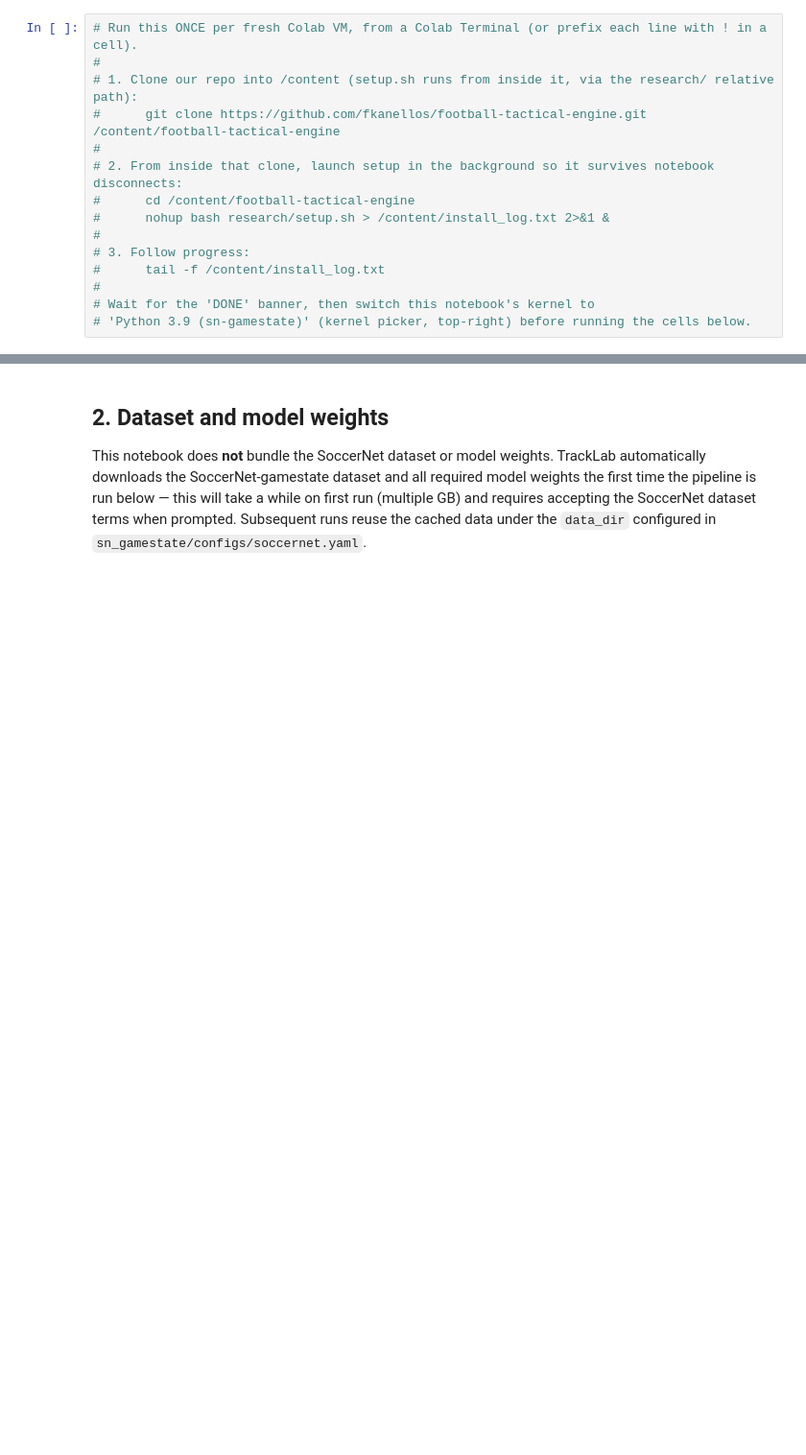
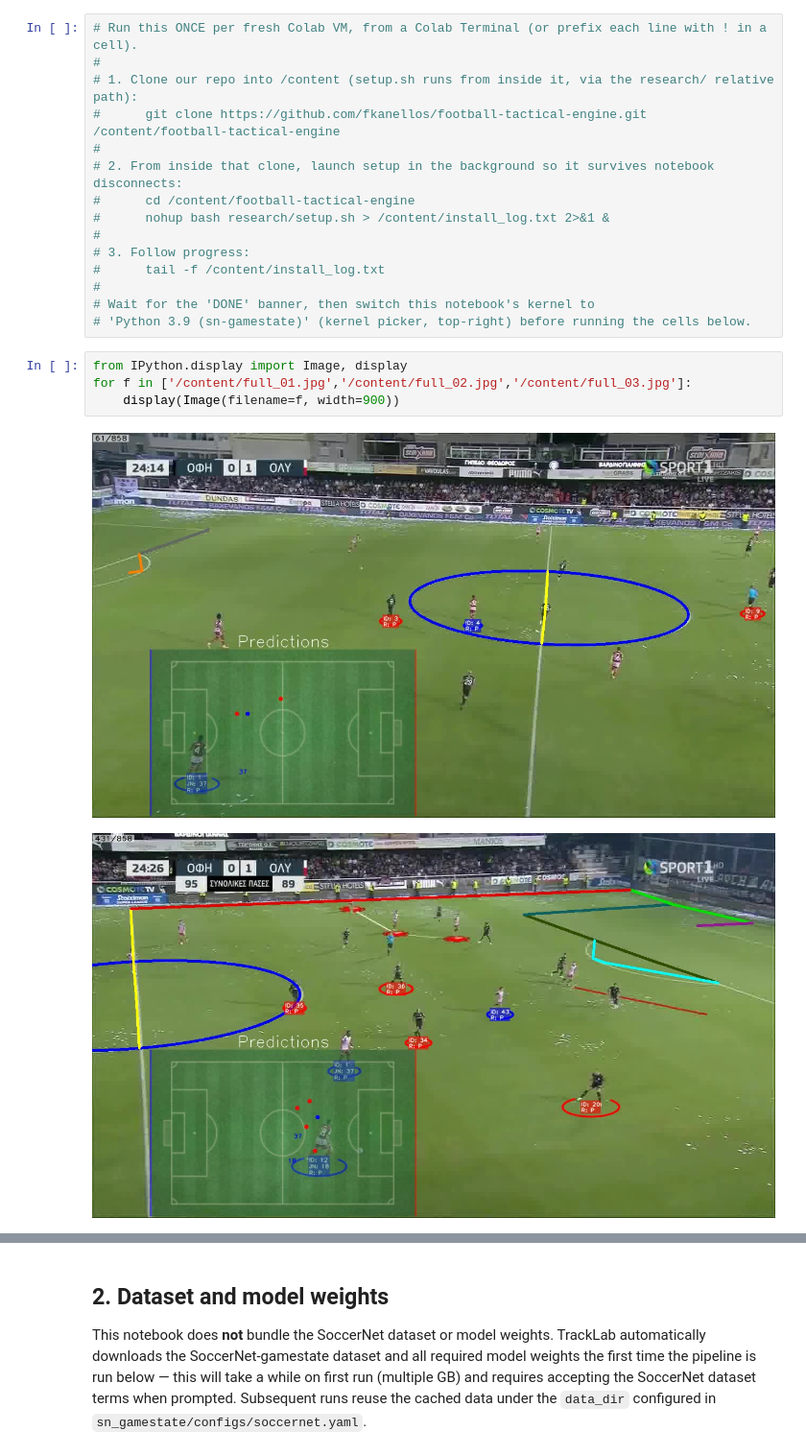
Before and after one commit to fkanellos/football-tactical-engine, a Jupyter notebook: research/00_setup_sn_gamestate.ipynb, the cells around one changed output, grey strips where cells are left out. Shown at 96% size. Saved outputs shown, nothing was run; the diff lists cells and outputs as text; blank space fills up the shorter version.

```diff
--- a/research/00_setup_sn_gamestate.ipynb
+++ b/research/00_setup_sn_gamestate.ipynb
@@ -30,3 +75,10 @@ We do the full environment setup with [`research/setup.sh`](setup.sh) run from a
 #
 # Wait for the 'DONE' banner, then switch this notebook's kernel to
 # 'Python 3.9 (sn-gamestate)' (kernel picker, top-right) before running the cells below.
+# %%
+from IPython.display import Image, display
+for f in ['/content/full_01.jpg','/content/full_02.jpg','/content/full_03.jpg']:
+    display(Image(filename=f, width=900))
+# %% [output]
+[figure, added]
+[figure, added]
```
Also changed, not shown: parts of 6 cells of this notebook.
